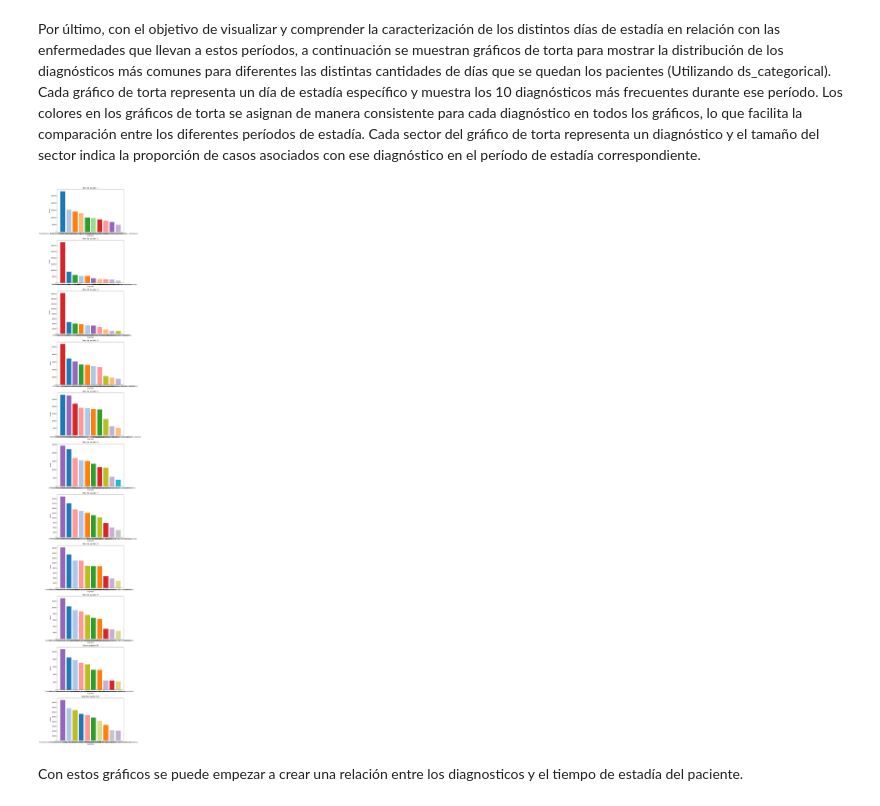
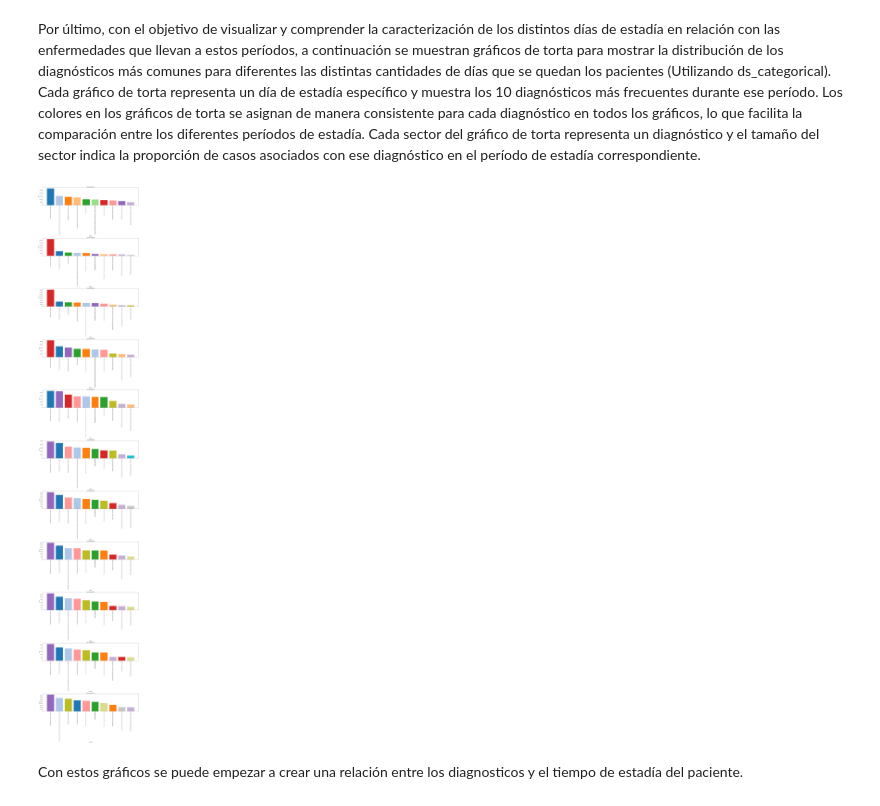
Before and after one commit to fco-marquez/proyecto-mineria, a Jupyter notebook: Hito2.ipynb, the cells around one changed output. Saved outputs shown, nothing was run; the diff lists cells and outputs as text; code cells hidden in the pictures.

```diff
--- a/Hito2.ipynb
+++ b/Hito2.ipynb
@@ -27,10 +27,11 @@ import plotly.express as px
 import matplotlib.pyplot as plt
 import numpy as np
 
+
 # Load the dataset
-dataset_2022 = pd.read_csv('C:\\Users\\fmarq\\DCC\\7mo_semestre\\Mineria\\proyecto\\EGRESOS_2022\\EGRE_DATOS_ABIERTOS_2022.csv', delimiter=';',encoding='latin1')
-dataset_2021 = pd.read_csv('C:\\Users\\fmarq\\DCC\\7mo_semestre\\Mineria\\proyecto\\EGRESOS_2021\\EGRE_DATOS_ABIERTOS_2021.csv', delimiter=';',encoding='latin1')
-dataset_2020 = pd.read_csv('C:\\Users\\fmarq\\DCC\\7mo_semestre\\Mineria\\proyecto\\EGRESOS_2020\\EGRE_DATOS_ABIERTOS_2020.csv', delimiter=';',encoding='latin1')
+dataset_2022 = pd.read_csv('C:\\Users\\HP\\Desktop\\pmin\\datos2022.csv', delimiter = ';', encoding = 'latin1')
+dataset_2021 = pd.read_csv('C:\\Users\\HP\\Desktop\\pmin\\datos2021.csv', delimiter = ';', encoding = 'latin1')
+dataset_2020 = pd.read_csv('C:\\Users\\HP\\Desktop\\pmin\\datos2020.csv', delimiter = ';', encoding = 'latin1')
 # %% [markdown]
 Primero incluimos las librerías necesarias e importamos los archivos csv con los datos (Las rutas solo funcionan en la máquina local)
 # %%
@@ -47,10 +48,10 @@ ds = pd.concat([dataset_2020, dataset_2021, dataset_2022], ignore_index=True)
 # %% [markdown]
 Aquí, se concatenan los datasets de los 3 años estudiados, para trabajar con un dataset común de todos los datos. Esto no será problema para el análisis temporal de los datos, dado que cada paciente tiene un atributo de 'ANO_EGRESO' que nos permite identificar a que año pertenece el dato. Además, previo a hacer la concatenación, se filtran todos los datos llenados parcialmente, esto pues luego de hacer un análisis de cada csv, existen una cantidad no menor de datos con sus atributos fijados con un valor "*". De esta forma se filtran, todas las tuplas que con estas características.
 # %%
-diagns = pd.read_excel('C:\\Users\\fmarq\\DCC\\7mo_semestre\\Mineria\\proyecto\\EGRESOS_2022\\Diccionario_BD_egresos_hospitalario.xlsx', sheet_name='codigo CIE-10', usecols=lambda x: x not in range(5))
+diagns = pd.read_excel('C:\\Users\\HP\\Desktop\\pmin\\dict.xlsx', sheet_name='codigo CIE-10', skiprows=8) # Las filas se cuentan desde 0, por lo que debes restar 1 al número de la fila desde la que quieres empezar a leer
 mapping_dict = diagns.set_index('CODIGO SUBCATEGORIA')['GLOSA CAPITULO'].to_dict()
 ds['DIAG1'] = ds['DIAG1'].map(mapping_dict)
-ds['DIAG1'].nunique()
+print(ds['DIAG1'].nunique())
 # %% [output]
 21
 # %% [markdown]
@@ -281,35 +284,37 @@ for dia in unique_values:
 # %% [markdown]
 Por último, con el objetivo de visualizar y comprender la caracterización de los distintos días de estadía en relación con las enfermedades que llevan a estos períodos, a continuación se muestran gráficos de torta para mostrar la distribución de los diagnósticos más comunes para diferentes las distintas cantidades de días que se quedan los pacientes (Utilizando ds_categorical). Cada gráfico de torta representa un día de estadía específico y muestra los 10 diagnósticos más frecuentes durante ese período. Los colores en los gráficos de torta se asignan de manera consistente para cada diagnóstico en todos los gráficos, lo que facilita la comparación entre los diferentes períodos de estadía. Cada sector del gráfico de torta representa un diagnóstico y el tamaño del sector indica la proporción de casos asociados con ese diagnóstico en el período de estadía correspondiente.
 # %%
-# Assuming ds_categorical is your DataFrame
 unique_values = ds_categorical['DIAS_ESTADA'].unique().tolist()
 int_values = [val for val in unique_values if isinstance(val, int)]
 str_values = [val for val in unique_values if isinstance(val, str)]
 int_values.sort()
 unique_values = int_values + str_values
 
 dias = []
 for dia in unique_values:
     ds_dias = ds_categorical[ds_categorical['DIAS_ESTADA'] == dia]
     dias.append((ds_dias['DIAG1'].value_counts(), dia))
 
 all_diagnoses = pd.concat([dia[0] for dia in dias])
 unique_diagnoses = all_diagnoses.index.unique()
 color_map = {diag: plt.cm.tab20(i % 20) for i, diag in enumerate(unique_diagnoses)}
 
-fig, axes = plt.subplots(nrows=len(dias), ncols=1, figsize=(10, 5 * len(dias)))
+fig, axes = plt.subplots(nrows=len(dias), ncols=1, figsize=(20, 10 * len(dias)))
 for i, ax in enumerate(np.ravel(axes)):
     data = dias[i][0][:10]
     colors = [color_map[diag] for diag in data.index]
     ax.bar(data.index, data.values, color=colors)
     ax.set_title("Días de estadía: " + str(dias[i][1]))
     ax.set_xlabel("Diagnosis")
     ax.set_ylabel("Count")
+    ax.set_xticklabels(data.index, rotation=90)
 
+# Ajusta el espacio en la parte inferior para acomodar los nombres de las enfermedades
+plt.subplots_adjust(bottom=0.15)
 plt.tight_layout()
 plt.show()
 # %% [output]
-[figure, old version]
+[figure, new version]
 # %% [markdown]
 Con estos gráficos se puede empezar a crear una relación entre los diagnosticos y el tiempo de estadía del paciente.
 # %% [markdown]
```
Also changed, not shown: parts of 35 cells of this notebook, 1 other file.
